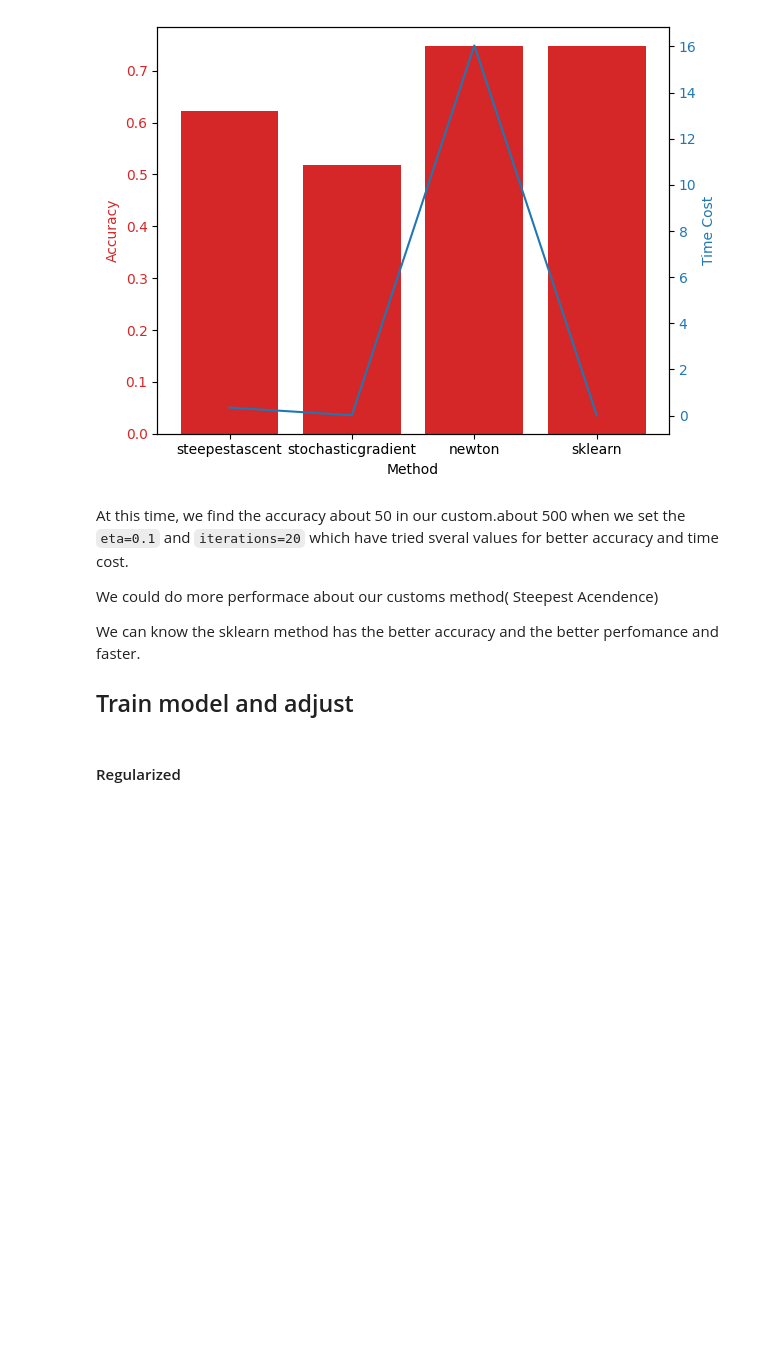
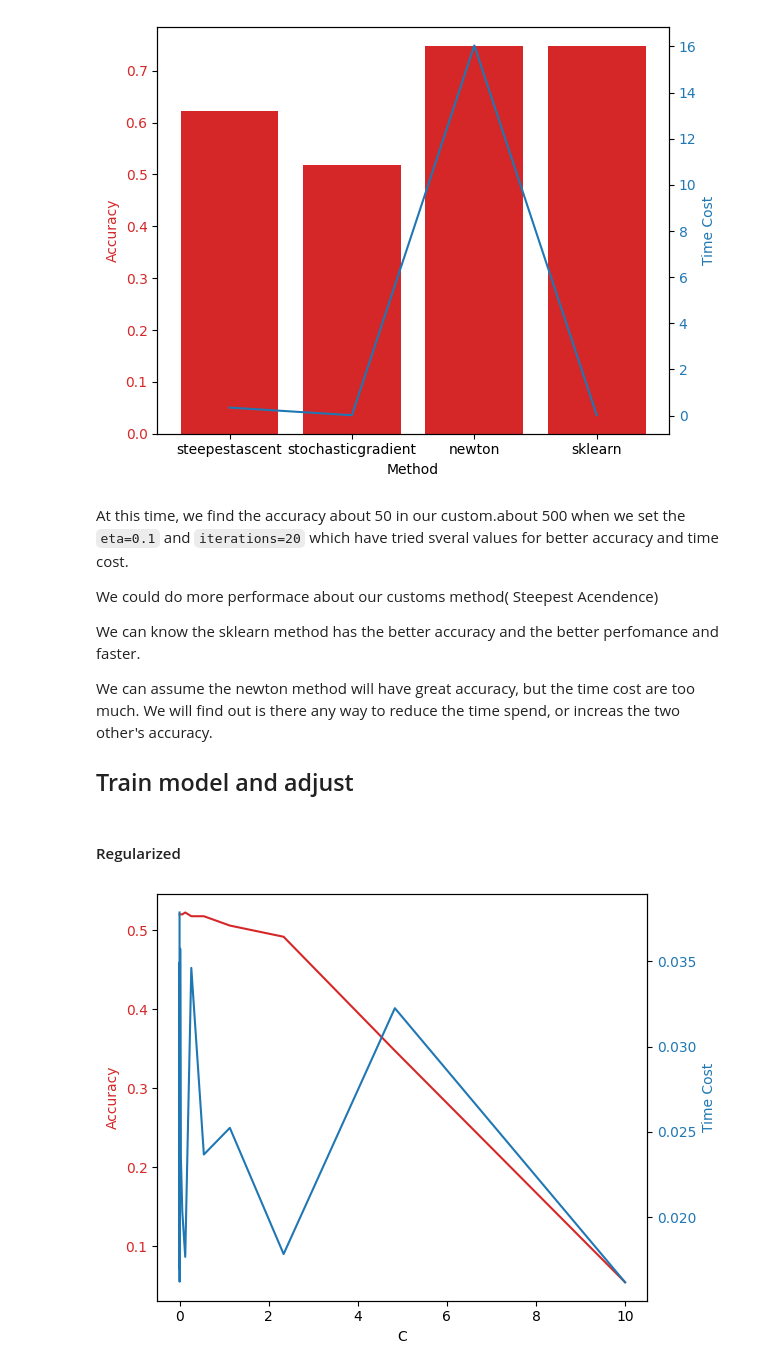
Before and after one commit to livingspring/CS7324LabAssignment, a Jupyter notebook: Lab3.ipynb, the cells around one changed output. Saved outputs shown, nothing was run; the diff lists cells and outputs as text; code cells hidden in the pictures; blank space fills up the shorter version.

```diff
--- a/Lab3.ipynb
+++ b/Lab3.ipynb
@@ -558,6 +558,8 @@ We could do more performace about our customs method( Steepest Acendence)
 
 We can know the sklearn method has the better accuracy and the better perfomance and faster.
 
+We can assume the newton method will have great accuracy, but the time cost are too much. We will find out is there any way to reduce the time spend, or increas the two other's accuracy.
+
 ## Train model and adjust
 # %% [markdown]
 #### Regularized
@@ -616,3 +618,35 @@ class OptimizedRegularizedLogisticRegression(OptimizedLogisticRegression):
 
         # save all the weights into one matrix, separate column for each class
         self.w_ = np.hstack([x.w_ for x in self.classifiers_]).T
+# %%
+costs = np.logspace(-5,1,20)
+# add plot to show the the c and accuracy
+acc=[]
+for c in costs:
+    start = time.time()
+    lr = OptimizedRegularizedLogisticRegression(eta=0.1,iterations=20,C=c,regularization='L2',optimization='steepestascent')
+    lr.fit(x_train.values,y_train.values)
+    yhat = lr.predict(x_test.values)
+    # add c and accuracy to the list
+    end_time = time.time()
+    # Calculate the time taken for this iteration
+    time_taken = end_time - start
+    acc.append((c,accuracy_score(y_test,yhat),time_taken))
+
+
+# add plot to show the the c and accuracy, time cost, using acc
+fig, ax1 = plt.subplots()
+color = 'tab:red'
+ax1.set_xlabel('C')
+ax1.set_ylabel('Accuracy', color=color)
+ax1.plot([x[0] for x in acc],[x[1] for x in acc], color=color)
+ax1.tick_params(axis='y', labelcolor=color)
+ax2 = ax1.twinx()  # instantiate a second axes that shares the same x-axis
+color = 'tab:blue'
+ax2.set_ylabel('Time Cost', color=color)  # we already handled the x-label with ax1
+ax2.plot([x[0] for x in acc],[x[2] for x in acc], color=color)
+ax2.tick_params(axis='y', labelcolor=color)
+fig.tight_layout()  # otherwise the right y-label is slightly clipped
+plt.show()
+# %% [output]
+[figure, added]
```
Also changed, not shown: parts of 14 cells of this notebook.
